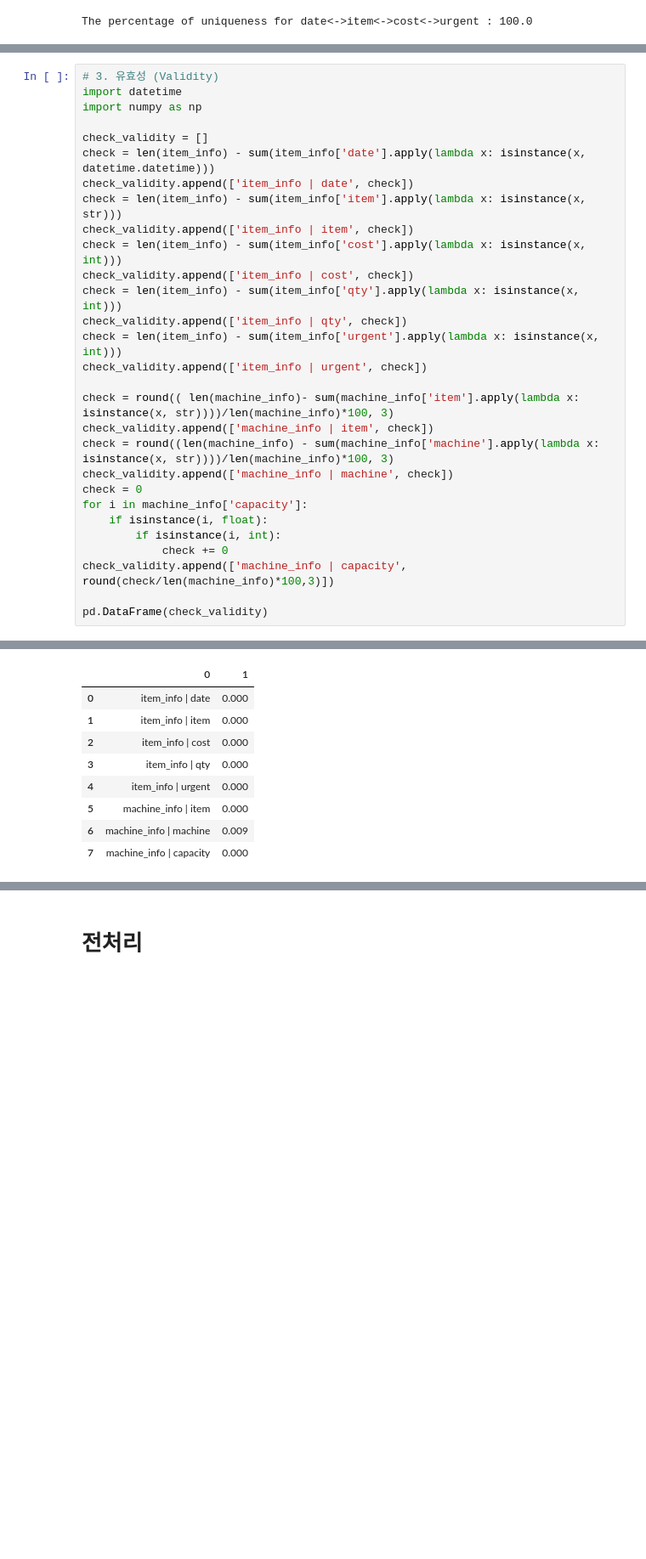
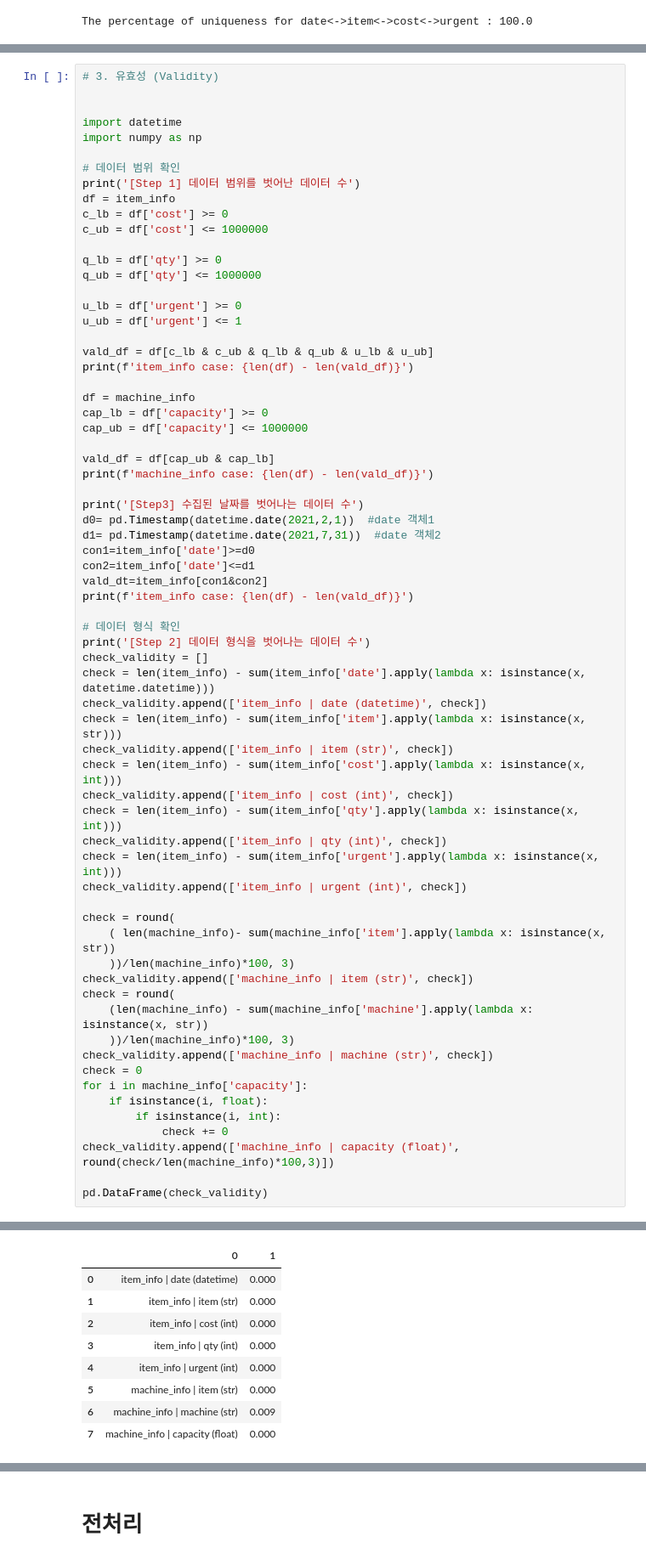
Before and after one commit to sugyeong-jo/ProjectLab, a Jupyter notebook: workspac_notebook.ipynb, the cells around one changed output, grey strips where cells are left out. Shown at 85% size. Cells and saved outputs as stored; diff of their text form; blank space fills up the shorter version.

```diff
--- a/workspac_notebook.ipynb
+++ b/workspac_notebook.ipynb
@@ -241,30 +261,68 @@ The percentage of uniqueness for date<->item<->cost<->urgent : 100.0
 # %%
 # 3. 유효성 (Validity)
+
+
 import datetime
 import numpy as np
 
+# 데이터 범위 확인
+print('[Step 1] 데이터 범위를 벗어난 데이터 수')
+df = item_info
+c_lb = df['cost'] >= 0
+c_ub = df['cost'] <= 1000000
+
+q_lb = df['qty'] >= 0
+q_ub = df['qty'] <= 1000000
+
+u_lb = df['urgent'] >= 0
+u_ub = df['urgent'] <= 1
+
+vald_df = df[c_lb & c_ub & q_lb & q_ub & u_lb & u_ub]
+print(f'item_info case: {len(df) - len(vald_df)}')
+
+df = machine_info
+cap_lb = df['capacity'] >= 0
+cap_ub = df['capacity'] <= 1000000
+
+vald_df = df[cap_ub & cap_lb]
+print(f'machine_info case: {len(df) - len(vald_df)}')
+
+print('[Step3] 수집된 날짜를 벗어나는 데이터 수')
+d0= pd.Timestamp(datetime.date(2021,2,1))  #date 객체1
+d1= pd.Timestamp(datetime.date(2021,7,31))  #date 객체2
+con1=item_info['date']>=d0
+con2=item_info['date']<=d1
+vald_dt=item_info[con1&con2]
+print(f'item_info case: {len(df) - len(vald_df)}')
+
+# 데이터 형식 확인
+print('[Step 2] 데이터 형식을 벗어나는 데이터 수')
 check_validity = []
 check = len(item_info) - sum(item_info['date'].apply(lambda x: isinstance(x, datetime.datetime)))
-check_validity.append(['item_info | date', check])
+check_validity.append(['item_info | date (datetime)', check])
 check = len(item_info) - sum(item_info['item'].apply(lambda x: isinstance(x, str)))
-check_validity.append(['item_info | item', check])
+check_validity.append(['item_info | item (str)', check])
 check = len(item_info) - sum(item_info['cost'].apply(lambda x: isinstance(x, int)))
-check_validity.append(['item_info | cost', check])
+check_validity.append(['item_info | cost (int)', check])
 check = len(item_info) - sum(item_info['qty'].apply(lambda x: isinstance(x, int)))
-check_validity.append(['item_info | qty', check])
+check_validity.append(['item_info | qty (int)', check])
 check = len(item_info) - sum(item_info['urgent'].apply(lambda x: isinstance(x, int)))
-check_validity.append(['item_info | urgent', check])
+check_validity.append(['item_info | urgent (int)', check])
 
-check = round(( len(machine_info)- sum(machine_info['item'].apply(lambda x: isinstance(x, str))))/len(machine_info)*100, 3)
-check_validity.append(['machine_info | item', check])
-check = round((len(machine_info) - sum(machine_info['machine'].apply(lambda x: isinstance(x, str))))/len(machine_info)*100, 3)
-check_validity.append(['machine_info | machine', check])
+check = round(
+    ( len(machine_info)- sum(machine_info['item'].apply(lambda x: isinstance(x, str))
+    ))/len(machine_info)*100, 3)
+check_validity.append(['machine_info | item (str)', check])
+check = round(
+    (len(machine_info) - sum(machine_info['machine'].apply(lambda x: isinstance(x, str))
+    ))/len(machine_info)*100, 3)
+check_validity.append(['machine_info | machine (str)', check])
 check = 0
 for i in machine_info['capacity']:
     if isinstance(i, float):
         if isinstance(i, int):
             check += 0
-check_validity.append(['machine_info | capacity', round(check/len(machine_info)*100,3)])
+check_validity.append(['machine_info | capacity (float)', round(check/len(machine_info)*100,3)])
 
 pd.DataFrame(check_validity)
 # %% [output]
@@ -271,9 +335,9 @@ pd.DataFrame(check_validity)
 |  | 0 | 1 |
-| 0 | item_info | date | 0.000 |
-| 1 | item_info | item | 0.000 |
-| 2 | item_info | cost | 0.000 |
-| 3 | item_info | qty | 0.000 |
-| 4 | item_info | urgent | 0.000 |
-| 5 | machine_info | item | 0.000 |
-| 6 | machine_info | machine | 0.009 |
-| 7 | machine_info | capacity | 0.000 |
+| 0 | item_info | date (datetime) | 0.000 |
+| 1 | item_info | item (str) | 0.000 |
+| 2 | item_info | cost (int) | 0.000 |
+| 3 | item_info | qty (int) | 0.000 |
+| 4 | item_info | urgent (int) | 0.000 |
+| 5 | machine_info | item (str) | 0.000 |
+| 6 | machine_info | machine (str) | 0.009 |
+| 7 | machine_info | capacity (float) | 0.000 |
```
Also changed, not shown: parts of 3 cells of this notebook.
